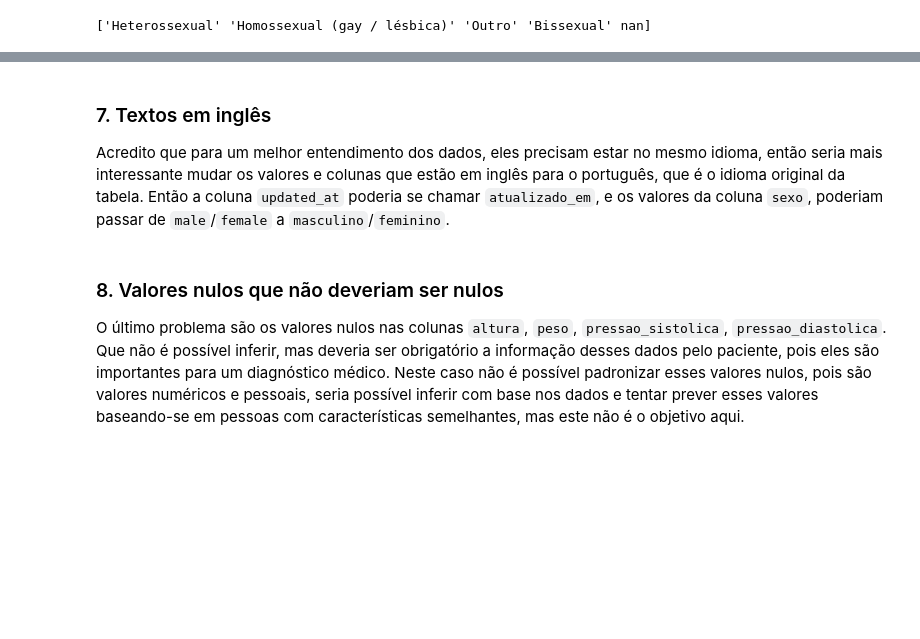
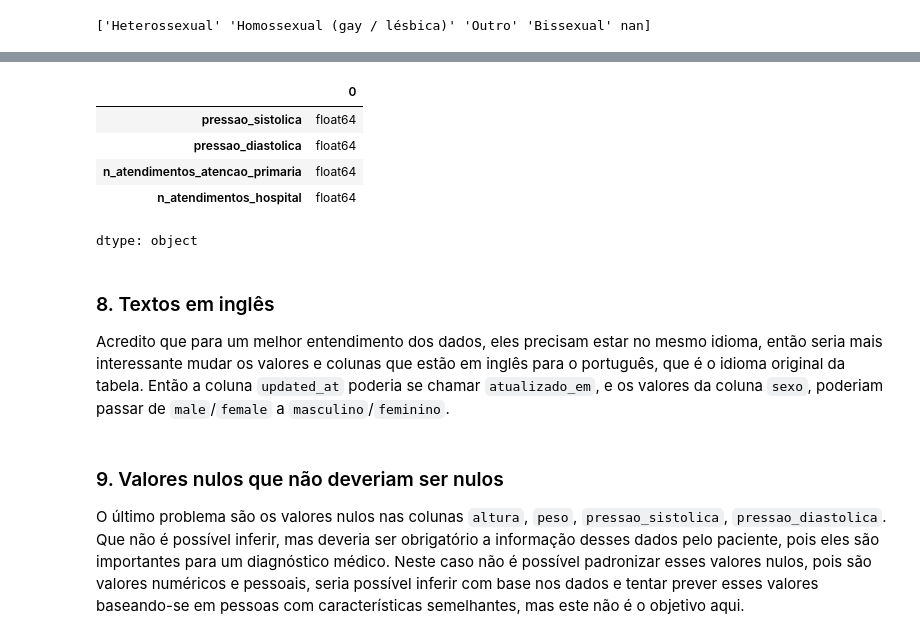
Before and after one commit to DomiAzevedo/Desafio-Cientista-de-Dados, a Jupyter notebook: analise_dados.ipynb, the cells around one changed output, grey strips where cells are left out. Drawn from its saved outputs; the diff is of its cells as text; code cells hidden in the pictures; blank space fills up the shorter version.

```diff
--- a/analise_dados.ipynb
+++ b/analise_dados.ipynb
@@ -139,6 +144,15 @@ print(df['orientacao_sexual'].unique())
+# %%
+df[['pressao_sistolica', 'pressao_diastolica', 'n_atendimentos_atencao_primaria', 'n_atendimentos_hospital']].dtypes
+# %% [output]
+|  | 0 |
+| pressao_sistolica | float64 |
+| pressao_diastolica | float64 |
+| n_atendimentos_atencao_primaria | float64 |
+| n_atendimentos_hospital | float64 |
+dtype: object
 # %% [markdown]
-### 7. Textos em inglês
+### 8. Textos em inglês
 Acredito que para um melhor entendimento dos dados, eles precisam estar no mesmo idioma, então seria mais interessante mudar os valores e colunas que estão em inglês para o português, que é o idioma original da tabela. Então a coluna `updated_at` poderia se chamar `atualizado_em`, e os valores da coluna `sexo`, poderiam passar de `male`/`female` a `masculino`/`feminino`.
 # %% [markdown]
-### 8. Valores nulos que não deveriam ser nulos
+### 9. Valores nulos que não deveriam ser nulos
 O último problema são os valores nulos nas colunas `altura`, `peso`, `pressao_sistolica`, `pressao_diastolica`. Que não é possível inferir, mas deveria ser obrigatório a informação desses dados pelo paciente, pois eles são importantes para um diagnóstico médico. Neste caso não é possível padronizar esses valores nulos, pois são valores numéricos e pessoais, seria possível inferir com base nos dados e tentar prever esses valores baseando-se em pessoas com características semelhantes, mas este não é o objetivo aqui.
```
Also changed, not shown: parts of 10 cells of this notebook, 1 other file.
